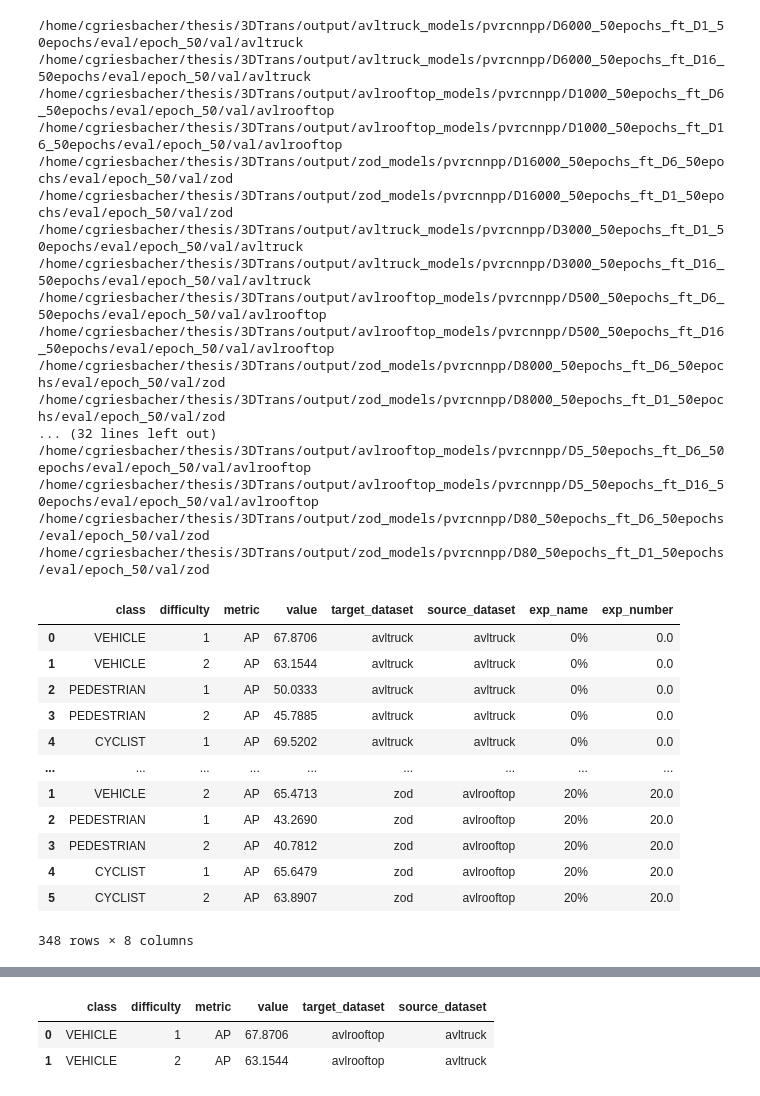
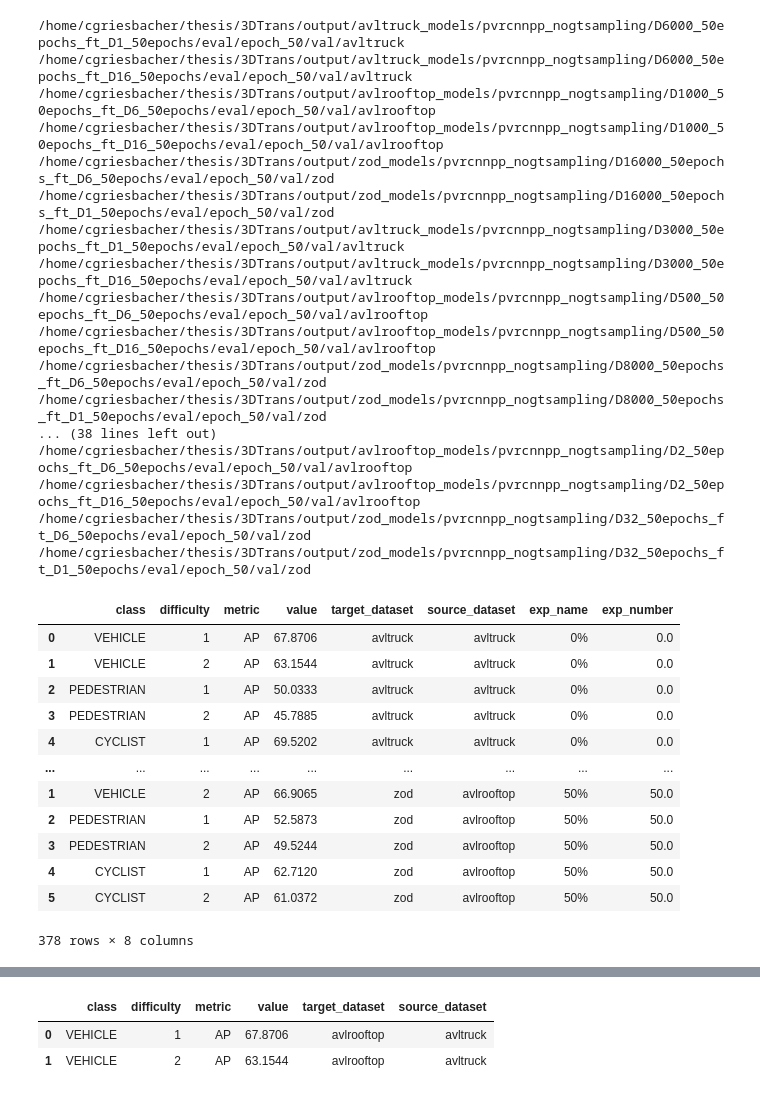
Before and after one commit to griesbchr/3DTrans, a Jupyter notebook: tools/misc/analyze_fewshot_logs.ipynb, the cells around one changed output, grey strips where cells are left out. Cells and saved outputs as stored; diff of their text form; code cells hidden in the pictures.

```diff
--- a/tools/misc/analyze_fewshot_logs.ipynb
+++ b/tools/misc/analyze_fewshot_logs.ipynb
@@ -155,8 +155,10 @@ def find_subfolder(parent_folder, subfolder_name):
 baseline_folder = "/home/cgriesbacher/thesis/3DTrans/output/zod_models/pvrcnnpp/D16_50epochs/eval/epoch_50/val/avltruck"
 
 # fewshot names experiment names
-exp_names = ["0.1%", "0.2%", "0.5%", "1%","2%","5%","10%", "20%"]
-exp_numbers = [0.1, 0.2, 0.5, 1, 2, 5, 10, 20]
+exp_names = ["0.1%", "0.2%", "0.5%", "1%","2%","5%","10%", "20%", "50%"]
+#exp_names = ["0.1%", "0.2%", "0.5%", "2%","5%","10%", "20%", "50%"]
+exp_numbers = [0.1, 0.2, 0.5, 1, 2, 5, 10, 20, 50]
+#exp_numbers = [0.1, 0.2, 0.5, 2, 5, 10, 20, 50]
 dataset_names = ["avltruck", "avlrooftop", "zod"]
 source_dataset_fileexts = ["D6_50epochs", "D1_50epochs", "D16_50epochs"]
 
@@ -169,14 +171,19 @@ target_dataset_subsample_factors = [
 ["D120", "D20", "D320"],
 ["D60", "D10", "D160"],
 ["D30", "D5", "D80"],
+["D12", "D2", "D32"]
 ]
 
 results_paths = [
+    "/home/cgriesbacher/thesis/3DTrans/output/avltruck_models/pvrcnnpp_nogtsampling",
+    "/home/cgriesbacher/thesis/3DTrans/output/avlrooftop_models/pvrcnnpp_nogtsampling",
+    "/home/cgriesbacher/thesis/3DTrans/output/zod_models/pvrcnnpp_nogtsampling"
+]
+baseline_paths = [
     "/home/cgriesbacher/thesis/3DTrans/output/avltruck_models/pvrcnnpp",
     "/home/cgriesbacher/thesis/3DTrans/output/avlrooftop_models/pvrcnnpp",
     "/home/cgriesbacher/thesis/3DTrans/output/zod_models/pvrcnnpp"
 ]
-
 #results df
 results_df = pd.DataFrame()
 baseline_df = pd.DataFrame()
@@ -184,7 +191,7 @@ baseline_df = pd.DataFrame()
 for source_dataset_i, source_dataset in enumerate(dataset_names):
     for target_dataset_i, target_dataset in enumerate(dataset_names):
         source_dataset_fileext = source_dataset_fileexts[source_dataset_i]
-        baseline_folder = results_paths[source_dataset_i]+"/"+source_dataset_fileext+"/eval/epoch_50/val/"+target_dataset
+        baseline_folder = baseline_paths[source_dataset_i]+"/"+source_dataset_fileext+"/eval/epoch_50/val/"+target_dataset
         df = load_baseline(baseline_folder)
         df["target_dataset"] = target_dataset
         df["source_dataset"] = source_dataset
@@ -209,56 +216,59 @@ for exp_i, exp_name in enumerate(exp_names):
             source_dataset_fileext = source_dataset_fileexts[source_dataset_i]
 
             exp_folder = results_path+ "/" + target_subsample_factor + "_50epochs_ft_"+source_dataset_fileext
             exp_filepath = exp_folder + "/eval/epoch_50/val/"+target_dataset
             print(exp_filepath)
             #find all files in folder
             files = [f.path for f in os.scandir(exp_filepath) if f.name.startswith("log") ]
             files.sort()
             #select correct log file
+            if len(files) == 0:
+                print("No files found, skipping")
+                continue
             file = files[0]
 
             df = load_data(file)
             df["exp_name"] = exp_name
             df["exp_number"] = exp_number
             df["target_dataset"] = target_dataset
             df["source_dataset"] = source_dataset
 
             #concat
             results_df = pd.concat([results_df, df])
 
 
 results_df
 # %% [output]
-/home/cgriesbacher/thesis/3DTrans/output/avltruck_models/pvrcnnpp/D6000_50epochs_ft_D1_50epochs/eval/epoch_50/val/avltruck
-/home/cgriesbacher/thesis/3DTrans/output/avltruck_models/pvrcnnpp/D6000_50epochs_ft_D16_50epochs/eval/epoch_50/val/avltruck
-/home/cgriesbacher/thesis/3DTrans/output/avlrooftop_models/pvrcnnpp/D1000_50epochs_ft_D6_50epochs/eval/epoch_50/val/avlrooftop
-/home/cgriesbacher/thesis/3DTrans/output/avlrooftop_models/pvrcnnpp/D1000_50epochs_ft_D16_50epochs/eval/epoch_50/val/avlrooftop
-/home/cgriesbacher/thesis/3DTrans/output/zod_models/pvrcnnpp/D16000_50epochs_ft_D6_50epochs/eval/epoch_50/val/zod
-/home/cgriesbacher/thesis/3DTrans/output/zod_models/pvrcnnpp/D16000_50epochs_ft_D1_50epochs/eval/epoch_50/val/zod
-/home/cgriesbacher/thesis/3DTrans/output/avltruck_models/pvrcnnpp/D3000_50epochs_ft_D1_50epochs/eval/epoch_50/val/avltruck
-/home/cgriesbacher/thesis/3DTrans/output/avltruck_models/pvrcnnpp/D3000_50epochs_ft_D16_50epochs/eval/epoch_50/val/avltruck
-/home/cgriesbacher/thesis/3DTrans/output/avlrooftop_models/pvrcnnpp/D500_50epochs_ft_D6_50epochs/eval/epoch_50/val/avlrooftop
-/home/cgriesbacher/thesis/3DTrans/output/avlrooftop_models/pvrcnnpp/D500_50epochs_ft_D16_50epochs/eval/epoch_50/val/avlrooftop
-/home/cgriesbacher/thesis/3DTrans/output/zod_models/pvrcnnpp/D8000_50epochs_ft_D6_50epochs/eval/epoch_50/val/zod
-/home/cgriesbacher/thesis/3DTrans/output/zod_models/pvrcnnpp/D8000_50epochs_ft_D1_50epochs/eval/epoch_50/val/zod
-... (32 lines left out)
-/home/cgriesbacher/thesis/3DTrans/output/avlrooftop_models/pvrcnnpp/D5_50epochs_ft_D6_50epochs/eval/epoch_50/val/avlrooftop
-/home/cgriesbacher/thesis/3DTrans/output/avlrooftop_models/pvrcnnpp/D5_50epochs_ft_D16_50epochs/eval/epoch_50/val/avlrooftop
-/home/cgriesbacher/thesis/3DTrans/output/zod_models/pvrcnnpp/D80_50epochs_ft_D6_50epochs/eval/epoch_50/val/zod
-/home/cgriesbacher/thesis/3DTrans/output/zod_models/pvrcnnpp/D80_50epochs_ft_D1_50epochs/eval/epoch_50/val/zod
+/home/cgriesbacher/thesis/3DTrans/output/avltruck_models/pvrcnnpp_nogtsampling/D6000_50epochs_ft_D1_50epochs/eval/epoch_50/val/avltruck
+/home/cgriesbacher/thesis/3DTrans/output/avltruck_models/pvrcnnpp_nogtsampling/D6000_50epochs_ft_D16_50epochs/eval/epoch_50/val/avltruck
+/home/cgriesbacher/thesis/3DTrans/output/avlrooftop_models/pvrcnnpp_nogtsampling/D1000_50epochs_ft_D6_50epochs/eval/epoch_50/val/avlrooftop
+/home/cgriesbacher/thesis/3DTrans/output/avlrooftop_models/pvrcnnpp_nogtsampling/D1000_50epochs_ft_D16_50epochs/eval/epoch_50/val/avlrooftop
+/home/cgriesbacher/thesis/3DTrans/output/zod_models/pvrcnnpp_nogtsampling/D16000_50epochs_ft_D6_50epochs/eval/epoch_50/val/zod
+/home/cgriesbacher/thesis/3DTrans/output/zod_models/pvrcnnpp_nogtsampling/D16000_50epochs_ft_D1_50epochs/eval/epoch_50/val/zod
+/home/cgriesbacher/thesis/3DTrans/output/avltruck_models/pvrcnnpp_nogtsampling/D3000_50epochs_ft_D1_50epochs/eval/epoch_50/val/avltruck
+/home/cgriesbacher/thesis/3DTrans/output/avltruck_models/pvrcnnpp_nogtsampling/D3000_50epochs_ft_D16_50epochs/eval/epoch_50/val/avltruck
+/home/cgriesbacher/thesis/3DTrans/output/avlrooftop_models/pvrcnnpp_nogtsampling/D500_50epochs_ft_D6_50epochs/eval/epoch_50/val/avlrooftop
+/home/cgriesbacher/thesis/3DTrans/output/avlrooftop_models/pvrcnnpp_nogtsampling/D500_50epochs_ft_D16_50epochs/eval/epoch_50/val/avlrooftop
+/home/cgriesbacher/thesis/3DTrans/output/zod_models/pvrcnnpp_nogtsampling/D8000_50epochs_ft_D6_50epochs/eval/epoch_50/val/zod
+/home/cgriesbacher/thesis/3DTrans/output/zod_models/pvrcnnpp_nogtsampling/D8000_50epochs_ft_D1_50epochs/eval/epoch_50/val/zod
+... (38 lines left out)
+/home/cgriesbacher/thesis/3DTrans/output/avlrooftop_models/pvrcnnpp_nogtsampling/D2_50epochs_ft_D6_50epochs/eval/epoch_50/val/avlrooftop
+/home/cgriesbacher/thesis/3DTrans/output/avlrooftop_models/pvrcnnpp_nogtsampling/D2_50epochs_ft_D16_50epochs/eval/epoch_50/val/avlrooftop
+/home/cgriesbacher/thesis/3DTrans/output/zod_models/pvrcnnpp_nogtsampling/D32_50epochs_ft_D6_50epochs/eval/epoch_50/val/zod
+/home/cgriesbacher/thesis/3DTrans/output/zod_models/pvrcnnpp_nogtsampling/D32_50epochs_ft_D1_50epochs/eval/epoch_50/val/zod
 |  | class | difficulty | metric | value | target_dataset | source_dataset | exp_name | exp_number |
 | 0 | VEHICLE | 1 | AP | 67.8706 | avltruck | avltruck | 0% | 0.0 |
 | 1 | VEHICLE | 2 | AP | 63.1544 | avltruck | avltruck | 0% | 0.0 |
 | 2 | PEDESTRIAN | 1 | AP | 50.0333 | avltruck | avltruck | 0% | 0.0 |
 | 3 | PEDESTRIAN | 2 | AP | 45.7885 | avltruck | avltruck | 0% | 0.0 |
 | 4 | CYCLIST | 1 | AP | 69.5202 | avltruck | avltruck | 0% | 0.0 |
 | ... | ... | ... | ... | ... | ... | ... | ... | ... |
-| 1 | VEHICLE | 2 | AP | 65.4713 | zod | avlrooftop | 20% | 20.0 |
-| 2 | PEDESTRIAN | 1 | AP | 43.2690 | zod | avlrooftop | 20% | 20.0 |
-| 3 | PEDESTRIAN | 2 | AP | 40.7812 | zod | avlrooftop | 20% | 20.0 |
-| 4 | CYCLIST | 1 | AP | 65.6479 | zod | avlrooftop | 20% | 20.0 |
-| 5 | CYCLIST | 2 | AP | 63.8907 | zod | avlrooftop | 20% | 20.0 |
+| 1 | VEHICLE | 2 | AP | 66.9065 | zod | avlrooftop | 50% | 50.0 |
+| 2 | PEDESTRIAN | 1 | AP | 52.5873 | zod | avlrooftop | 50% | 50.0 |
+| 3 | PEDESTRIAN | 2 | AP | 49.5244 | zod | avlrooftop | 50% | 50.0 |
+| 4 | CYCLIST | 1 | AP | 62.7120 | zod | avlrooftop | 50% | 50.0 |
+| 5 | CYCLIST | 2 | AP | 61.0372 | zod | avlrooftop | 50% | 50.0 |
-348 rows × 8 columns
+378 rows × 8 columns
 # %%
 clss_names = ["VEHICLE", "PEDESTRIAN", "CYCLIST"]
 target_datasts = ["avltruck", "avlrooftop", "zod"]
```
Also changed, not shown: parts of 1 cell of this notebook, 11 other files.
